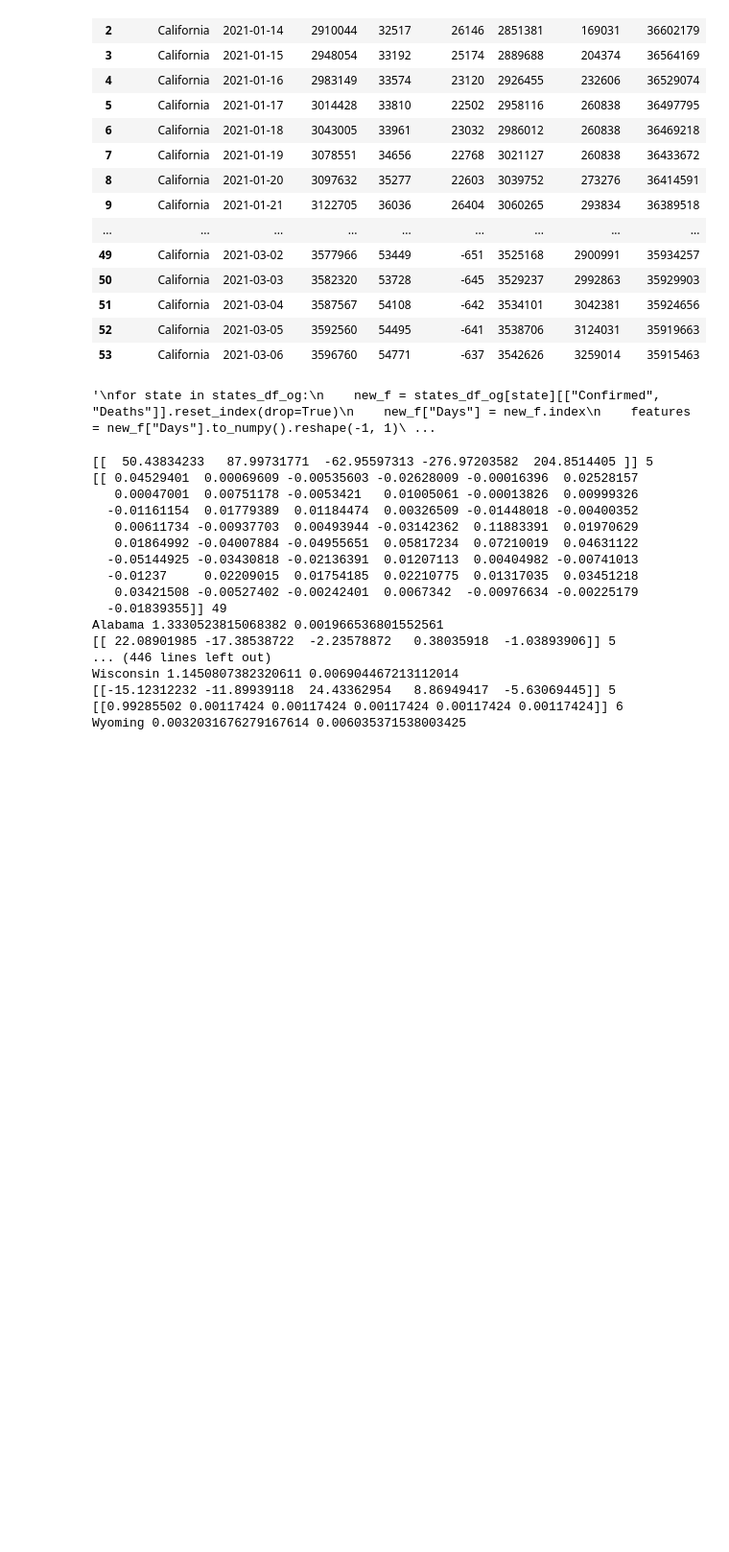
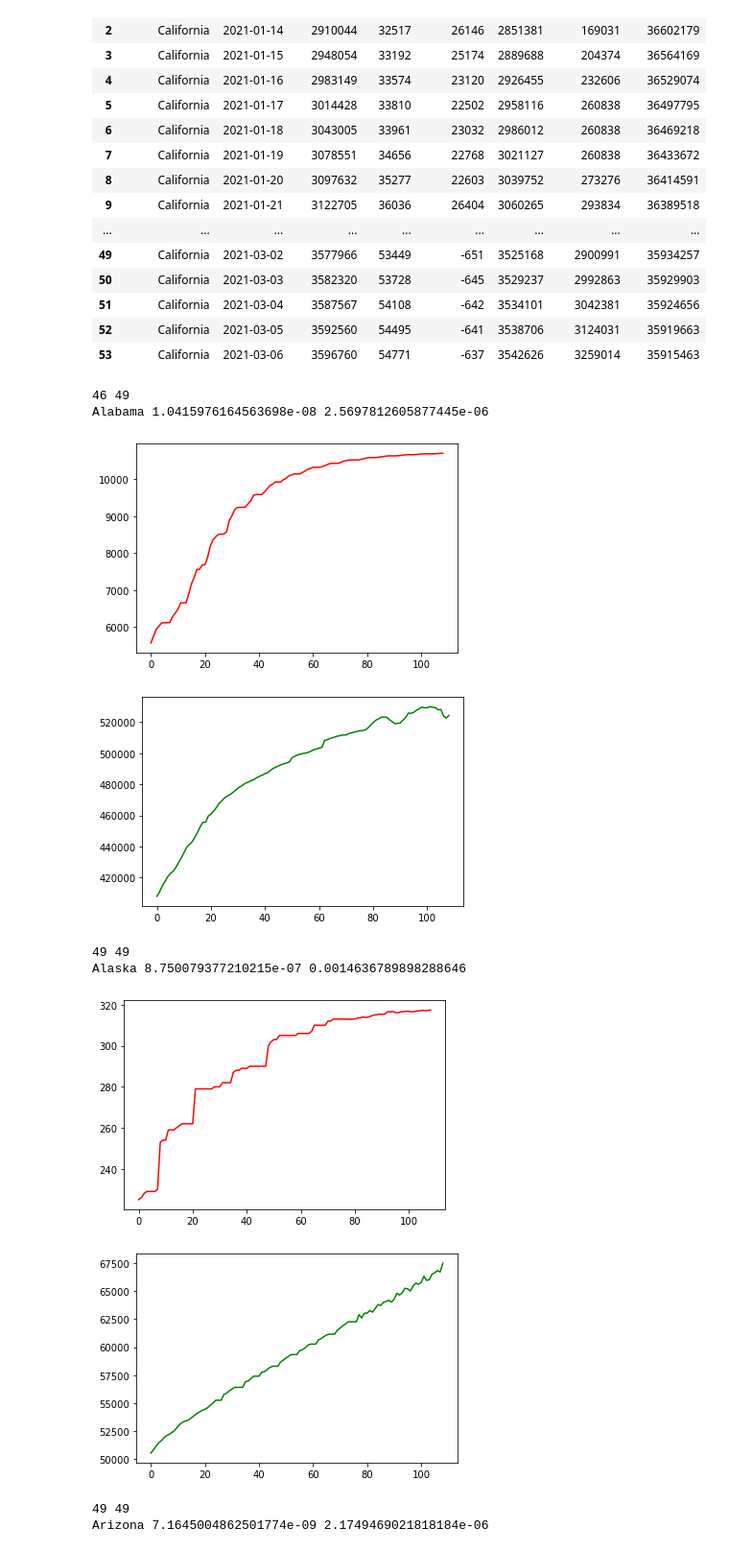
Before and after one commit to ZongyueQin/CS145, a Jupyter notebook: project.ipynb, the cells around one changed output. Shown at 96% size. Cells and saved outputs as stored; diff of their text form; code cells hidden in the pictures; blank space fills up the shorter version.

```diff
--- a/project.ipynb
+++ b/project.ipynb
@@ -345,8 +346,7 @@ states_df["California"]
 #     print("{}: {}".format(state, best_score))
 # %%
 # linear estimator
-'''
-for state in states_df_og:
+def linear(state):
     new_f = states_df_og[state][["Confirmed", "Deaths"]].reset_index(drop=True)
     new_f["Days"] = new_f.index
     features = new_f["Days"].to_numpy().reshape(-1, 1)
@@ -369,9 +369,5 @@ for state in states_df_og:
         date = start_date + timedelta(days=i)
         entry = test_data[(test_data["Province_State"]==state) & (pd.to_datetime(test_data["Date"]) ==date)]
         test_id = entry.index[0]
-        sub_data.loc[test_id,["Confirmed"]] = confirms_new[i]
+        #sub_data.loc[test_id,["Confirmed"]] = confirms_new[i]
         sub_data.loc[test_id,["Deaths"]] = deaths_new[i]
-sub_data.to_csv("./Team8.csv", index=False)
-'''
-# %% [output]
-'\nfor state in states_df_og:\n    new_f = states_df_og[state][["Confirmed", "Deaths"]].reset_index(drop=True)\n    new_f["Days"] = new_f.index\n    features = new_f["Days"].to_numpy().reshape(-1, 1)\ ...
@@ -378,6 +379,6 @@ sub_data.to_csv("./Team8.csv", index=False)
 # %%
 # autoregressive
-for state in states_df_og:
+def optimize_state(state):
     new_f = states_df_og[state][["Confirmed", "Deaths"]].reset_index(drop=True)
     deaths = new_f["Deaths"].to_numpy()
     confirmed = new_f["Confirmed"].to_numpy()
@@ -388,14 +389,19 @@ for state in states_df_og:
     best_win_d = 0
     best_win_c = 0
     for win_len in range(5, 50):
-        labels_d = deaths[win_len+1:]
+        # [0, ..., win_len - 1 ] -> [win_len]
+        # [1, ..., win_len] -> [win_len+1]
+        # ...
+        labels_d = []
         features_d = []
-        for i in range(win_len+1, len(deaths)):
+        for i in range(win_len, len(deaths)):
+            labels_d.append(deaths[i])
             feature = []
-            for j in range(win_len):
+            for j in range(win_len, 0, -1):
                 feature.append(deaths[i-j])
             features_d.append(feature)
-        lr = SVR(kernel='linear', tol=1e-4, max_iter=1000000, C=2)
+        #lr = SVR(kernel='linear', tol=1e-4, max_iter=1000000, C=2)
+        lr = Ridge()
         lr.fit(features_d, labels_d)
         labels_dp = lr.predict(features_d)
         score_d = mean_absolute_percentage_error(labels_dp, labels_d)
@@ -403,57 +409,58 @@ for state in states_df_og:
             best_score_d = score_d
             best_lr_d = lr
             best_win_d = win_len
 
-        labels_c = confirmed[win_len:]
+        labels_c = []
         features_c = []
         for i in range(win_len, len(confirmed)):
+            labels_c.append(confirmed[i])
             feature = []
-            for j in range(win_len):
+            for j in range(win_len, 0, -1):
                 feature.append(confirmed[i-j])
             features_c.append(feature)
-        lr2 = SVR(kernel='linear', tol=1e-4, max_iter=1000000, C=2)
+        lr2 = Ridge()
         lr2.fit(features_c, labels_c)
-        labels_cp = lr.predict(features_c)
+        labels_cp = lr2.predict(features_c)
         score_c = mean_absolute_percentage_error(labels_cp, labels_c)
         if score_c < best_score_c:
             best_score_c = score_c
             best_lr_c = lr2
             best_win_c = win_len
-    print(best_lr_c.coef_, best_win_c)
-    print(best_lr_d.coef_, best_win_d)
+
     start_date = pd.to_datetime("03-31-2021")
+    print(best_win_c, best_win_d)
+    print(state, best_score_c*100, best_score_d*100)
     for d in range(31):
         feature_d = deaths[len(deaths)-best_win_d:].reshape(1, -1)
         feature_c = confirmed[len(confirmed)-best_win_c:].reshape(1, -1)
-        #print(feature_d, feature_c)
         new_d = best_lr_d.predict(feature_d)
         new_c = best_lr_c.predict(feature_c)
         deaths = np.append(deaths, new_d)
         confirmed = np.append(confirmed, new_c)
+
         date = start_date + timedelta(days=d)
         entry = test_data[(test_data["Province_State"]==state) & (pd.to_datetime(test_data["Date"]) ==date)]
         if not entry.index.empty:
             test_id = entry.index[0]
             sub_data.loc[test_id,["Confirmed"]] = new_c
             sub_data.loc[test_id,["Deaths"]] = new_d
-    print(state, best_score_c*100, best_score_d*100)
-    #print(deaths, confirmed)
-sub_data.to_csv("./Team8.csv", index=False)
+
+    x_s = np.arange(0, len(deaths))
+    plt.plot(x_s, deaths, color="red")
+    plt.show()
+    plt.plot(x_s, confirmed, color="green")
+    plt.show()
+
+for state in states_df:
+    optimize_state(state)
 # %% [output]
-[[  50.43834233   87.99731771  -62.95597313 -276.97203582  204.8514405 ]] 5
-[[ 0.04529401  0.00069609 -0.00535603 -0.02628009 -0.00016396  0.02528157
-   0.00047001  0.00751178 -0.0053421   0.01005061 -0.00013826  0.00999326
-  -0.01161154  0.01779389  0.01184474  0.00326509 -0.01448018 -0.00400352
-   0.00611734 -0.00937703  0.00493944 -0.03142362  0.11883391  0.01970629
-   0.01864992 -0.04007884 -0.04955651  0.05817234  0.07210019  0.04631122
-  -0.05144925 -0.03430818 -0.02136391  0.01207113  0.00404982 -0.00741013
-  -0.01237     0.02209015  0.01754185  0.02210775  0.01317035  0.03451218
-   0.03421508 -0.00527402 -0.00242401  0.0067342  -0.00976634 -0.00225179
-  -0.01839355]] 49
-Alabama 1.3330523815068382 0.001966536801552561
-[[ 22.08901985 -17.38538722  -2.23578872   0.38035918  -1.03893906]] 5
-... (446 lines left out)
-Wisconsin 1.1450807382320611 0.006904467213112014
-[[-15.12312232 -11.89939118  24.43362954   8.86949417  -5.63069445]] 5
-[[0.99285502 0.00117424 0.00117424 0.00117424 0.00117424 0.00117424]] 6
-Wyoming 0.0032031676279167614 0.006035371538003425
+46 49
+Alabama 1.0415976164563698e-08 2.5697812605877445e-06
+[figure, added]
+[figure, added]
+49 49
+Alaska 8.750079377210215e-07 0.0014636789898288646
+[figure, added]
+[figure, added]
+49 49
+Arizona 7.1645004862501774e-09 2.1749469021818184e-06
```
Also changed, not shown: parts of 7 cells of this notebook, 1 other file.
